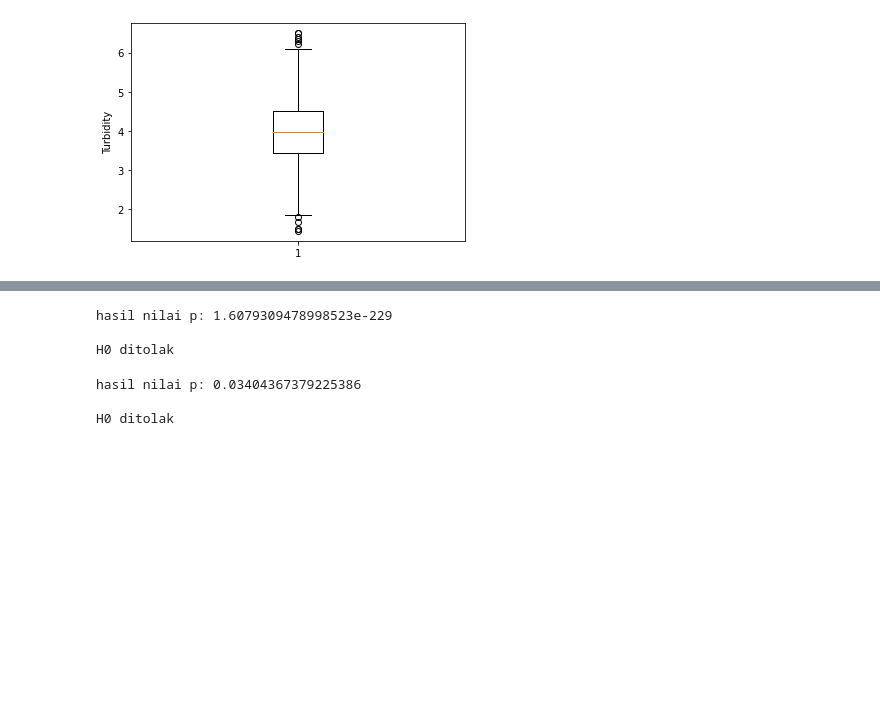
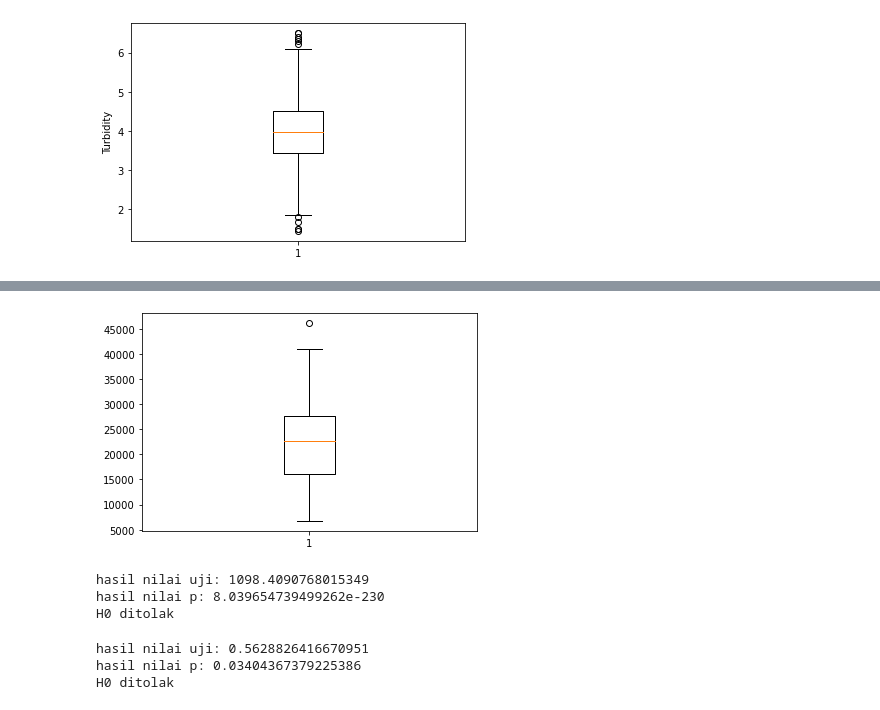
Before and after one commit to farrel-a/K02-T1-IF2220-13520020, a Jupyter notebook: K02-T1-IF2220-13520020.ipynb, the cells around one changed output, grey strips where cells are left out. Saved outputs shown, nothing was run; the diff lists cells and outputs as text; code cells hidden in the pictures; blank space fills up the shorter version.

```diff
--- a/K02-T1-IF2220-13520020.ipynb
+++ b/K02-T1-IF2220-13520020.ipynb
@@ -629,21 +631,22 @@ H0_Solids = 21900
 Solids_result = SolidsMean100
 alpha = 0.05
 totaldata = 100
-nilai_kritis_Solids = scipy.stats.t.ppf(q=1-alpha, df=totaldata)
+nilai_kritis_Solids = scipy.stats.t.ppf(q=1-(alpha/2), df=totaldata-1)
 nilai_uji_Solids = ((Solids_result - H0_Solids)/(SolidsSTD100/math.sqrt(totaldata)))
 nilai_p_Solids = (scipy.stats.t.sf(abs(nilai_uji_Solids), df=totaldata-1)) * 2
 
 print("hasil nilai uji: " + str(nilai_uji_Solids))
 print("hasil nilai p: " + str(nilai_p_Solids))
-print("")
 
-if ((nilai_uji_Solids > nilai_kritis_Solids or nilai_uji_Solids < nilai_kritis_Solids) and nilai_p_Solids < alpha):
+if ((nilai_uji_Solids > nilai_kritis_Solids or nilai_uji_Solids < -1 * nilai_kritis_Solids) or nilai_p_Solids < alpha):
     print("H0 ditolak")
 else:
     print("H0 diterima")
 
 #jika H0 ditolak, maka rata-rata Solids != 21900
-#jika H0 diterima, maka rata-rata Solids = 21900
+
+plt.boxplot(dataset.Solids[0:100])
+plt.show()
 # %% [output]
 hasil nilai uji: 0.5665194861266858
 hasil nilai p: 0.5723227935487426
@@ -651,41 +653,48 @@ hasil nilai p: 0.5723227935487426
 H0 diterima
+[figure, added]
 # %%
 H0_Conductivity = 0.1
+Conductivity_result = dataset.Conductivity[dataset.Conductivity > 450].count()/totaldata
 alpha = 0.05
 totaldata = 2010
-nilai_p_Conductivity = (scipy.stats.binom.pmf(dataset.Conductivity[dataset.Conductivity > 450].count(), totaldata, H0_Conductivity))*2
+q0_Conductivity = 1-H0_Conductivity
+nilai_kritis_Conductivity = scipy.stats.t.ppf(q=1-alpha, df=totaldata-1)
+nilai_uji_Conductivity = (Conductivity_result - H0_Conductivity)/math.sqrt(H0_Conductivity*q0_Conductivity/totaldata)
+nilai_p_Conductivity = (scipy.stats.binom.pmf(dataset.Conductivity[dataset.Conductivity > 450].count(), totaldata, H0_Conductivity))
 
+print("hasil nilai uji: " + str(nilai_uji_Conductivity))
 print("hasil nilai p: " + str(nilai_p_Conductivity))
-print("")
 
-if (nilai_p_Conductivity < alpha):
+if ((nilai_uji_Conductivity > nilai_kritis_Conductivity or nilai_uji_Conductivity < -1*nilai_kritis_Conductivity) or nilai_p_Conductivity < alpha):
     print("H0 ditolak")
 else:
     print("H0 diterima")
 
 #jika H0 ditolak, proporsi Conductivity != 0.1
-#jika H0 ditetrima, proporsi Conductivity = 0.1
 # %% [output]
-hasil nilai p: 1.6079309478998523e-229
-
+hasil nilai uji: 1098.4090768015349
+hasil nilai p: 8.039654739499262e-230
 H0 ditolak
 # %%
 H0_Trihalomethanes = 0.05
+Trihalomethanes_result = dataset.Trihalomethanes[dataset.Trihalomethanes < 40].count()/totaldata
 alpha = 0.05
 totaldata = 2010
+q0_Trihalomethanes = 1 - H0_Trihalomethanes
+nilai_kritis_Trihalomethanes = scipy.stats.t.ppf(q=1-alpha, df=totaldata-1)
+nilai_uji_Trihalomethanes = (Trihalomethanes_result - H0_Trihalomethanes)/math.sqrt(H0_Trihalomethanes*q0_Trihalomethanes/totaldata)
 nilai_p_Trihalomethanes = (scipy.stats.binom.pmf(dataset.Trihalomethanes[dataset.Trihalomethanes < 40].count(), totaldata, H0_Trihalomethanes))
 
+print("hasil nilai uji: " + str(nilai_uji_Trihalomethanes))
 print("hasil nilai p: " + str(nilai_p_Trihalomethanes))
-print("")
 
-if (nilai_p_Trihalomethanes < alpha):
+if ((nilai_uji_Trihalomethanes < nilai_kritis_Trihalomethanes) or nilai_p_Trihalomethanes < alpha):
     print("H0 ditolak")
 else:
     print("H0 diterima")
 
 #jika H0 ditolak, proporsi Trihalomethanes >= 0.05
-#jika H0 diterima, proporsi Trihalomethanes < 0.05
 # %% [output]
+hasil nilai uji: 0.5628826416670951
 hasil nilai p: 0.03404367379225386
-
 H0 ditolak
```
Also changed, not shown: parts of 8 cells of this notebook.
